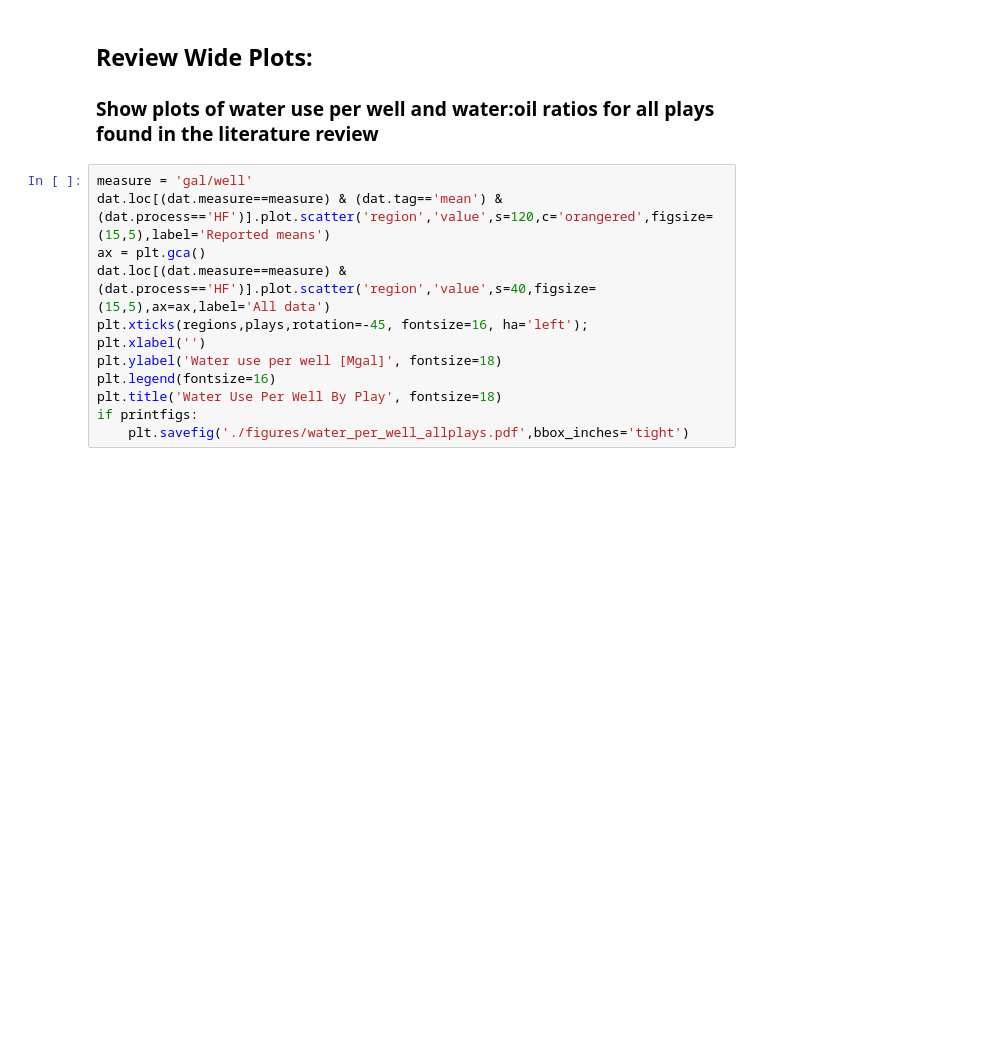
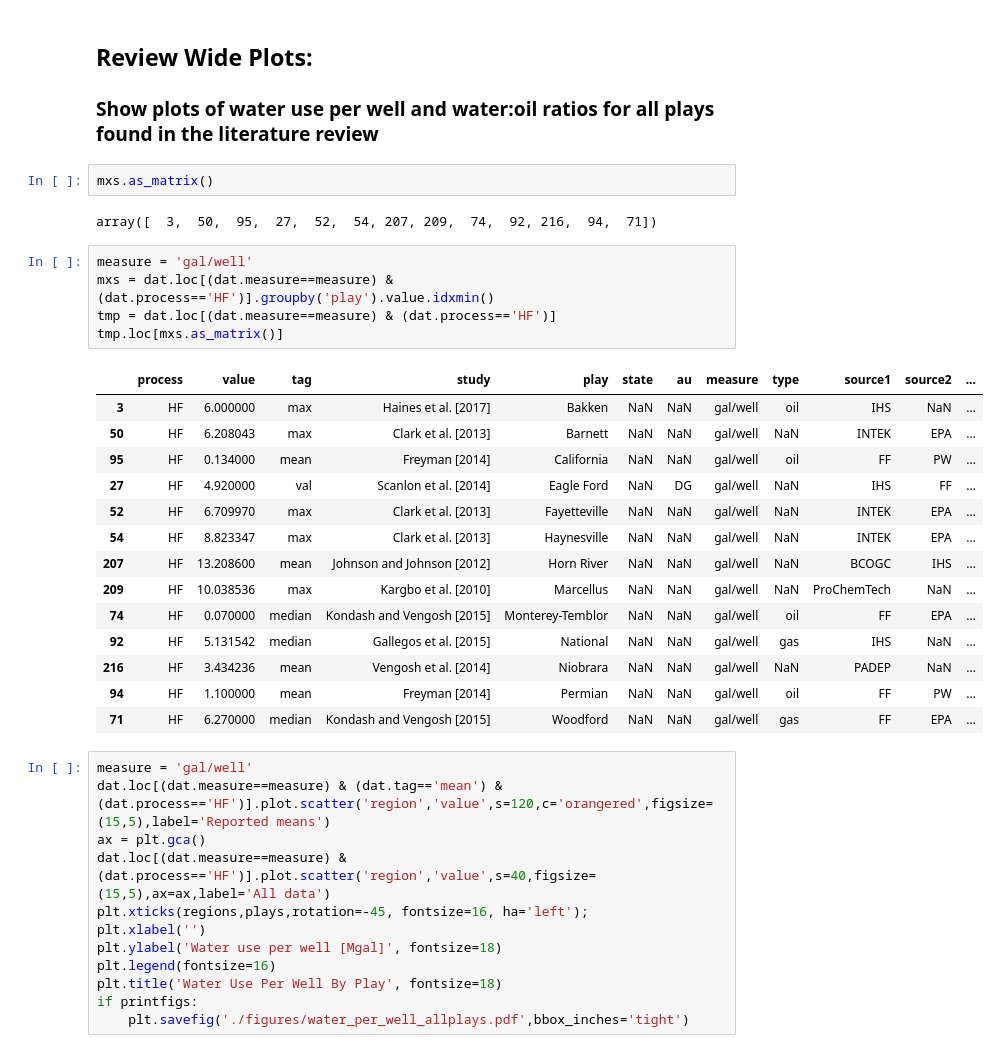
Before and after one commit to theobarnhart-USGS/UOG, a Jupyter notebook: Hydraulic_Fracturing_Water_Use_Comparison.ipynb, the cells around one changed output. Cells and saved outputs as stored; diff of their text form; blank space fills up the shorter version.

Commit message:
added summary table

```diff
--- a/Hydraulic_Fracturing_Water_Use_Comparison.ipynb
+++ b/Hydraulic_Fracturing_Water_Use_Comparison.ipynb
@@ -23,6 +23,30 @@ dat.loc[dat.measure=='gal/well','value'] /= 1000000 # gal > millions of gallons
 ## Review Wide Plots:
 
 ### Show plots of water use per well and water:oil ratios for all plays found in the literature review
+# %%
+mxs.as_matrix()
+# %% [output]
+array([  3,  50,  95,  27,  52,  54, 207, 209,  74,  92, 216,  94,  71])
+# %%
+measure = 'gal/well'
+mxs = dat.loc[(dat.measure==measure) & (dat.process=='HF')].groupby('play').value.idxmin()
+tmp = dat.loc[(dat.measure==measure) & (dat.process=='HF')]
+tmp.loc[mxs.as_matrix()]
+# %% [output]
+|  | process | value | tag | study | play | state | au | measure | type | source1 | source2 | ... |
+| 3 | HF | 6.000000 | max | Haines et al. [2017] | Bakken | NaN | NaN | gal/well | oil | IHS | NaN | ... |
+| 50 | HF | 6.208043 | max | Clark et al. [2013] | Barnett | NaN | NaN | gal/well | NaN | INTEK | EPA | ... |
+| 95 | HF | 0.134000 | mean | Freyman [2014] | California | NaN | NaN | gal/well | oil | FF | PW | ... |
+| 27 | HF | 4.920000 | val | Scanlon et al. [2014] | Eagle Ford | NaN | DG | gal/well | NaN | IHS | FF | ... |
+| 52 | HF | 6.709970 | max | Clark et al. [2013] | Fayetteville | NaN | NaN | gal/well | NaN | INTEK | EPA | ... |
+| 54 | HF | 8.823347 | max | Clark et al. [2013] | Haynesville | NaN | NaN | gal/well | NaN | INTEK | EPA | ... |
+| 207 | HF | 13.208600 | mean | Johnson and Johnson [2012] | Horn River | NaN | NaN | gal/well | NaN | BCOGC | IHS | ... |
+| 209 | HF | 10.038536 | max | Kargbo et al. [2010] | Marcellus | NaN | NaN | gal/well | NaN | ProChemTech | NaN | ... |
+| 74 | HF | 0.070000 | median | Kondash and Vengosh [2015] | Monterey-Temblor | NaN | NaN | gal/well | oil | FF | EPA | ... |
+| 92 | HF | 5.131542 | median | Gallegos et al. [2015] | National | NaN | NaN | gal/well | gas | IHS | NaN | ... |
+| 216 | HF | 3.434236 | mean | Vengosh et al. [2014] | Niobrara | NaN | NaN | gal/well | NaN | PADEP | NaN | ... |
+| 94 | HF | 1.100000 | mean | Freyman [2014] | Permian | NaN | NaN | gal/well | oil | FF | PW | ... |
+| 71 | HF | 6.270000 | median | Kondash and Vengosh [2015] | Woodford | NaN | NaN | gal/well | gas | FF | EPA | ... |
 # %%
 measure = 'gal/well'
 dat.loc[(dat.measure==measure) & (dat.tag=='mean') & (dat.process=='HF')].plot.scatter('region','value',s=120,c='orangered',figsize=(15,5),label='Reported means')
```
